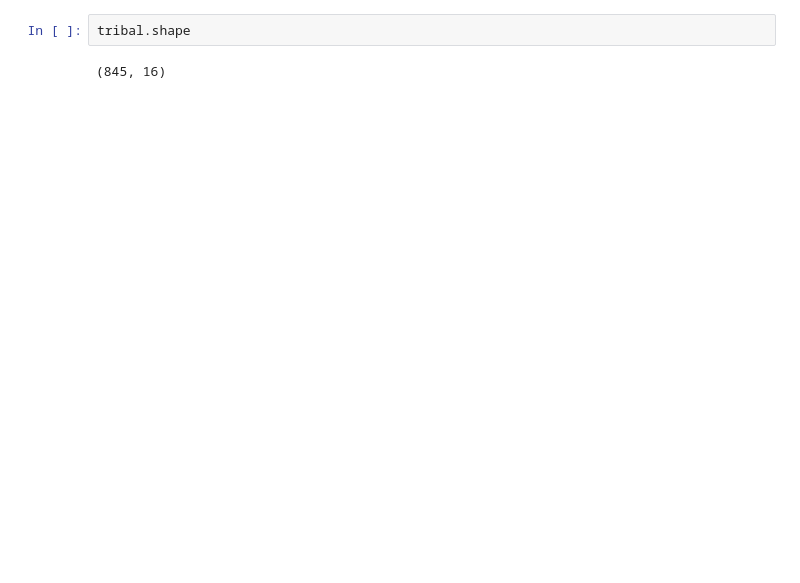
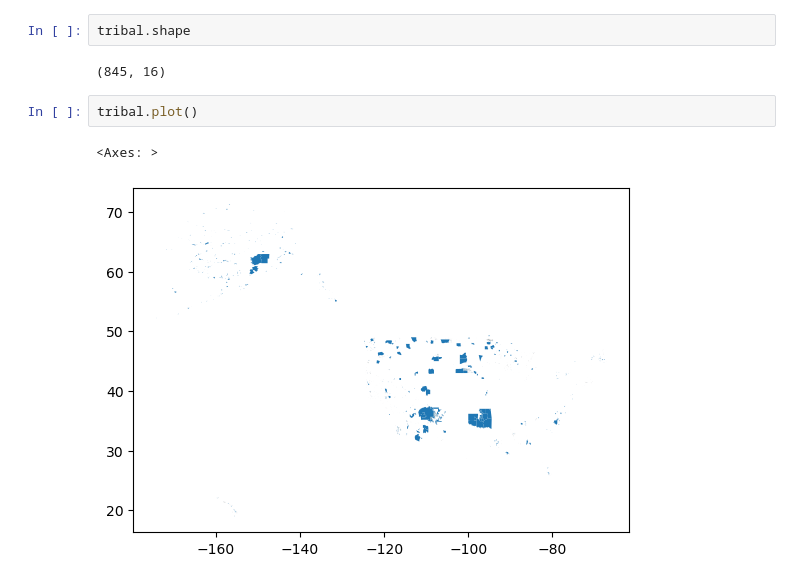
Before and after one commit to Justice40-MEDS/data-exploration, a Jupyter notebook: docs/dataahhhh.ipynb, the cells around one changed output. Saved outputs shown, nothing was run; the diff lists cells and outputs as text; blank space fills up the shorter version.

```diff
--- a/docs/dataahhhh.ipynb
+++ b/docs/dataahhhh.ipynb
@@ -126,3 +128,8 @@ tribal.head()
 tribal.shape
 # %% [output]
 (845, 16)
+# %%
+tribal.plot()
+# %% [output]
+<Axes: >
+[figure, added]
```
Also changed, not shown: parts of 4 cells of this notebook.
